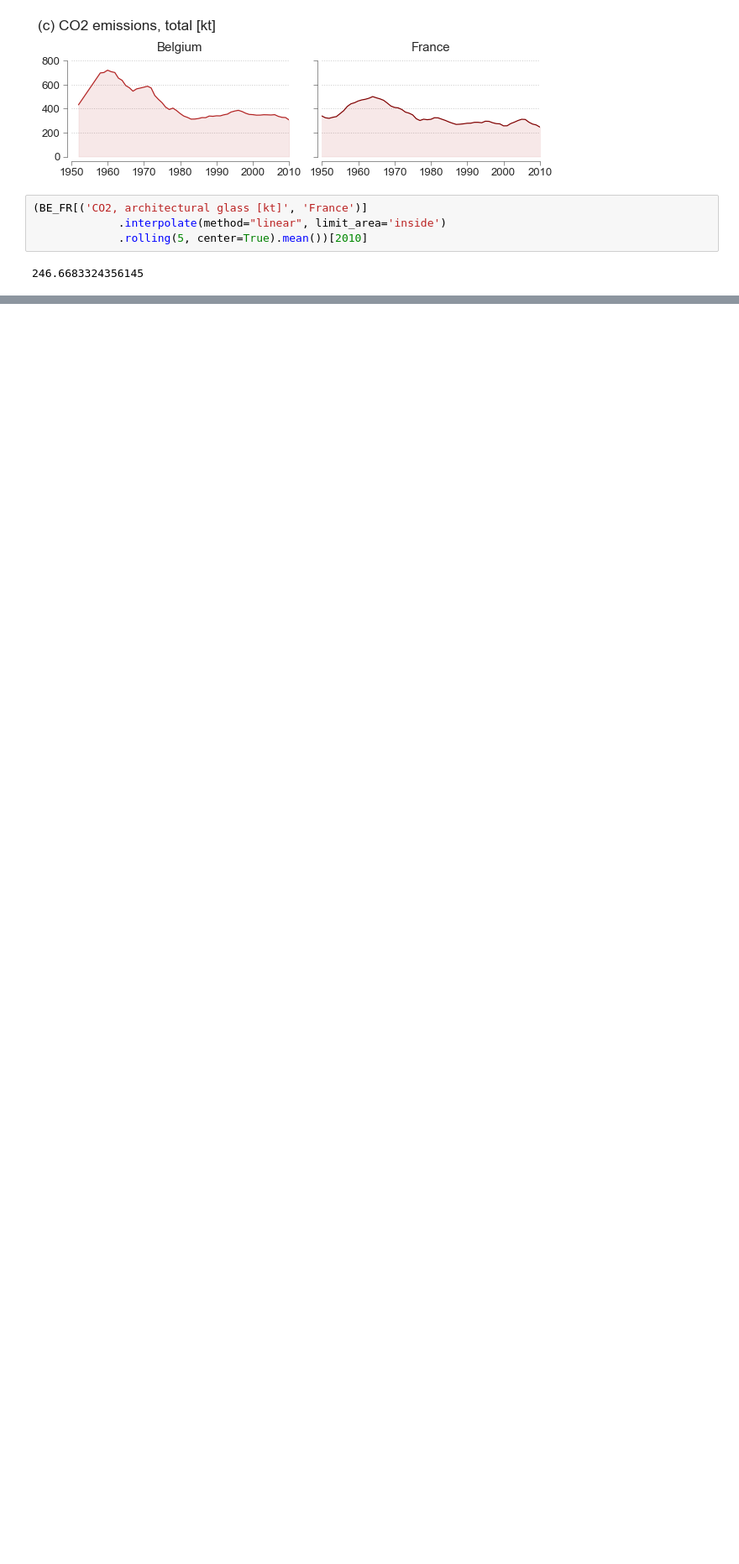
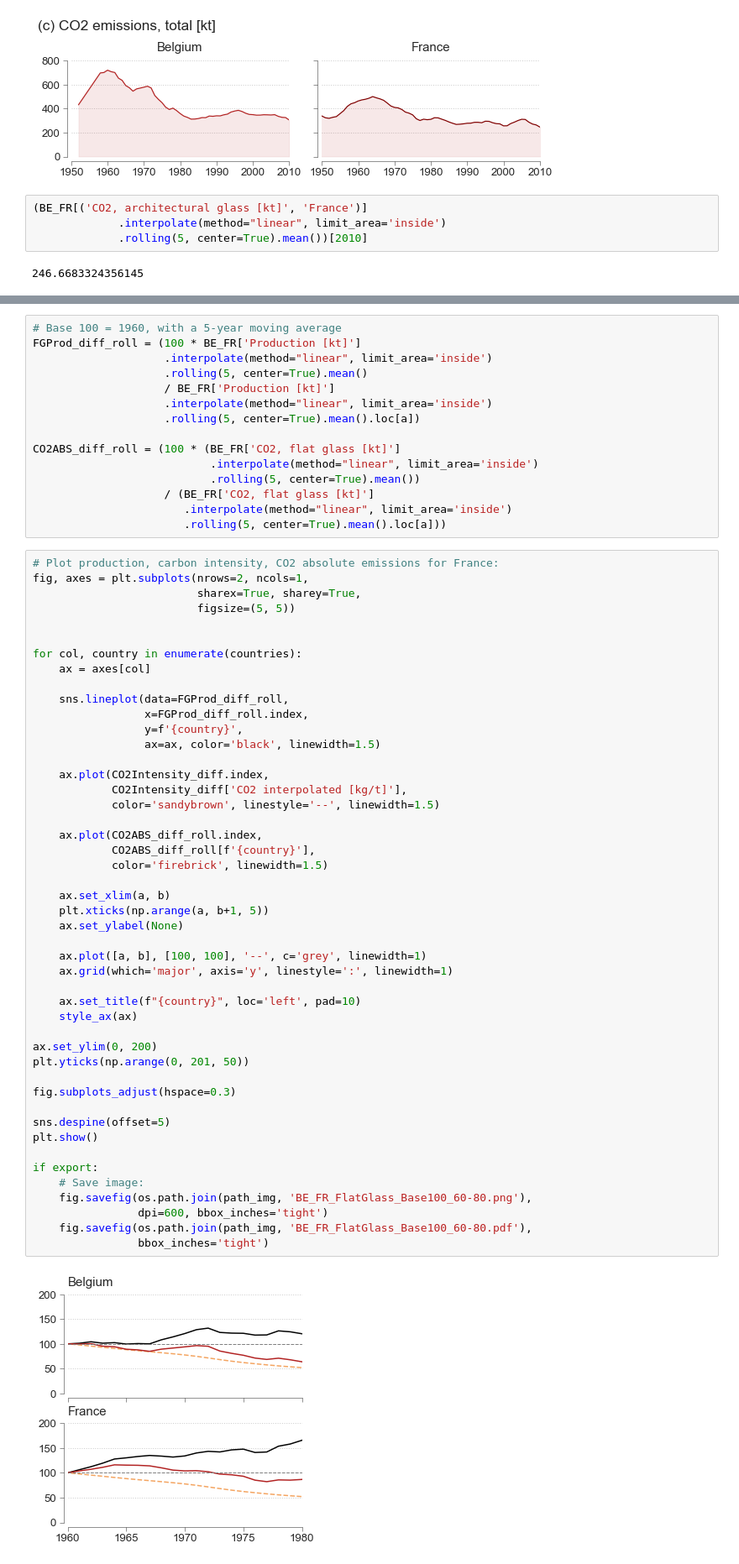
Before and after one commit to JeanSouv/01_MFA_GlassIndustry, a Jupyter notebook: MFA_FlatGlassIndustry.ipynb, the cells around one changed output, grey strips where cells are left out. Shown at 84% size. Cells and saved outputs as stored; diff of their text form; blank space fills up the shorter version.

```diff
--- a/MFA_FlatGlassIndustry.ipynb
+++ b/MFA_FlatGlassIndustry.ipynb
@@ -2983,0 +2998,64 @@ plt.show()
+# %%
+# Base 100 = 1960, with a 5-year moving average
+FGProd_diff_roll = (100 * BE_FR['Production [kt]']
+                    .interpolate(method="linear", limit_area='inside')
+                    .rolling(5, center=True).mean()
+                    / BE_FR['Production [kt]']
+                    .interpolate(method="linear", limit_area='inside')
+                    .rolling(5, center=True).mean().loc[a])
+
+CO2ABS_diff_roll = (100 * (BE_FR['CO2, flat glass [kt]']
+                           .interpolate(method="linear", limit_area='inside')
+                           .rolling(5, center=True).mean())
+                    / (BE_FR['CO2, flat glass [kt]']
+                       .interpolate(method="linear", limit_area='inside')
+                       .rolling(5, center=True).mean().loc[a]))
+# %%
+# Plot production, carbon intensity, CO2 absolute emissions for France:
+fig, axes = plt.subplots(nrows=2, ncols=1,
+                         sharex=True, sharey=True,
+                         figsize=(5, 5))
+
+
+for col, country in enumerate(countries):
+    ax = axes[col]
+
+    sns.lineplot(data=FGProd_diff_roll,
+                 x=FGProd_diff_roll.index,
+                 y=f'{country}',
+                 ax=ax, color='black', linewidth=1.5)
+
+    ax.plot(CO2Intensity_diff.index,
+            CO2Intensity_diff['CO2 interpolated [kg/t]'],
+            color='sandybrown', linestyle='--', linewidth=1.5)
+
+    ax.plot(CO2ABS_diff_roll.index,
+            CO2ABS_diff_roll[f'{country}'],
+            color='firebrick', linewidth=1.5)
+
+    ax.set_xlim(a, b)
+    plt.xticks(np.arange(a, b+1, 5))
+    ax.set_ylabel(None)
+
+    ax.plot([a, b], [100, 100], '--', c='grey', linewidth=1)
+    ax.grid(which='major', axis='y', linestyle=':', linewidth=1)
+
+    ax.set_title(f"{country}", loc='left', pad=10)
+    style_ax(ax)
+
+ax.set_ylim(0, 200)
+plt.yticks(np.arange(0, 201, 50))
+
+fig.subplots_adjust(hspace=0.3)
+
+sns.despine(offset=5)
+plt.show()
+
+if export:
+    # Save image:
+    fig.savefig(os.path.join(path_img, 'BE_FR_FlatGlass_Base100_60-80.png'),
+                dpi=600, bbox_inches='tight')
+    fig.savefig(os.path.join(path_img, 'BE_FR_FlatGlass_Base100_60-80.pdf'),
+                bbox_inches='tight')
+# %% [output]
+[figure, added]
```
Also changed, not shown: parts of 27 cells of this notebook.
